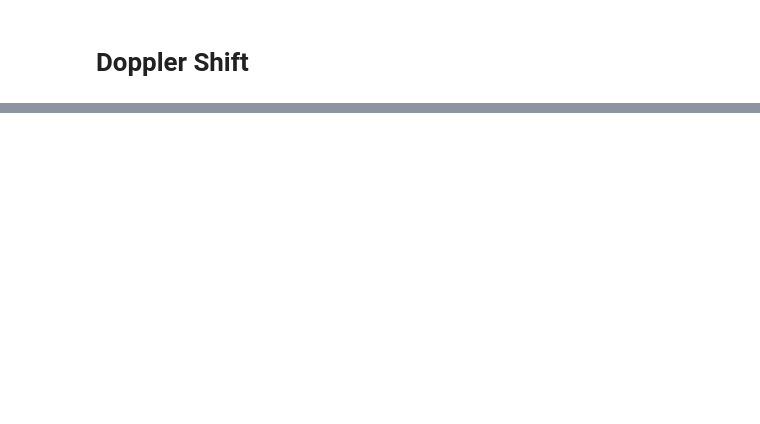
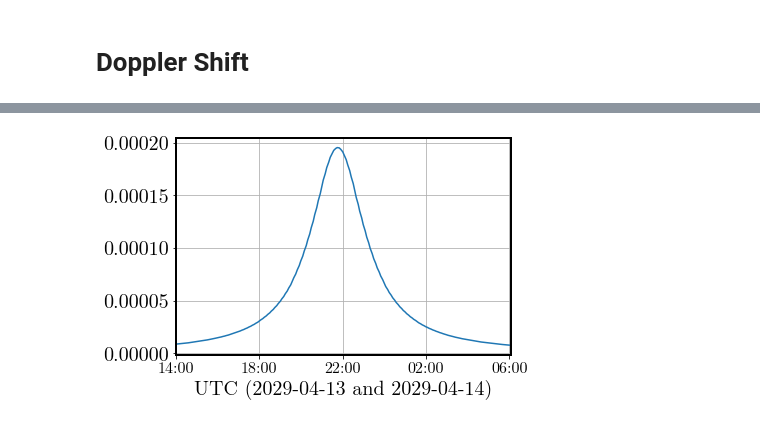
Before and after one commit to AgustinVallejo/Apophis, a Jupyter notebook: New Notebooks/1.1. Radio Graphs.ipynb, the cells around one changed output, grey strips where cells are left out. Saved outputs shown, nothing was run; the diff lists cells and outputs as text; code cells hidden in the pictures; blank space fills up the shorter version.

```diff
--- a/New Notebooks/1.1. Radio Graphs.ipynb
+++ b/New Notebooks/1.1. Radio Graphs.ipynb
@@ -405,0 +438,9 @@ $[2.9588942 \times 10^{-6},~2.9528433 \times 10^{-6},~2.9466641 \times 10^{-6},~
+# %%
+e = R1
+e_dot = V/norm(R,axis=0) - (ddot(V,R1)*R/(norm(R, axis=0)**2))
+Wsky = np.cross(e_dot,e,axis=0).to(1/u.h)*180*u.deg/np.pi
+plt.plot(ephemeris['hours'],norm(np.cross(e,e_dot,axis=0),axis=0))
+plt.grid()
+x_axis(plt.gca(),0)
+# %% [output]
+[figure, added]
```
Also changed, not shown: parts of 18 cells of this notebook, 15 other files.
